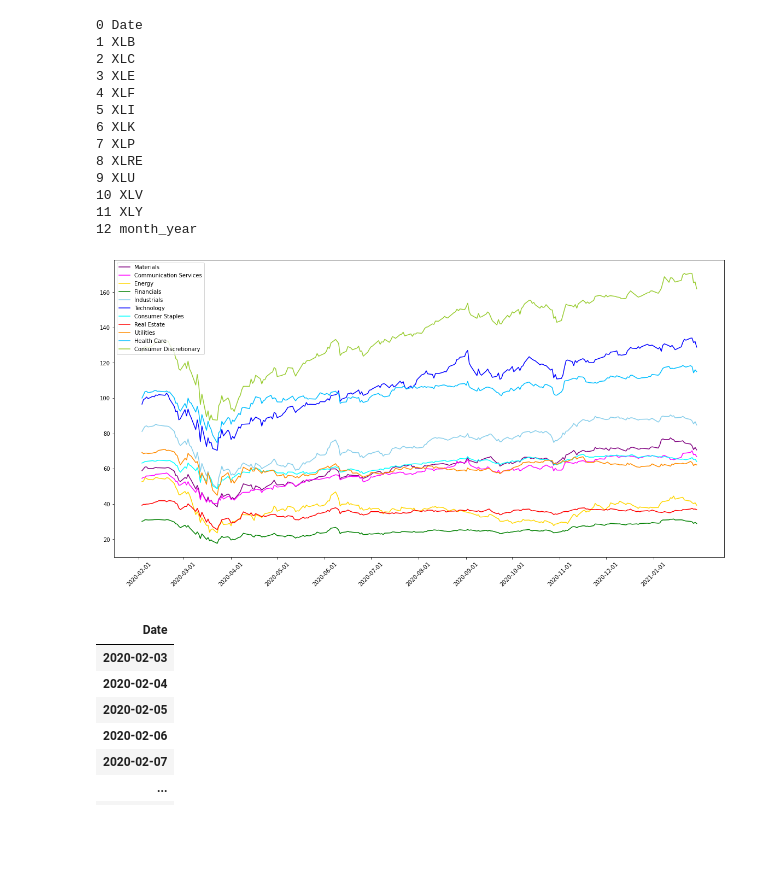
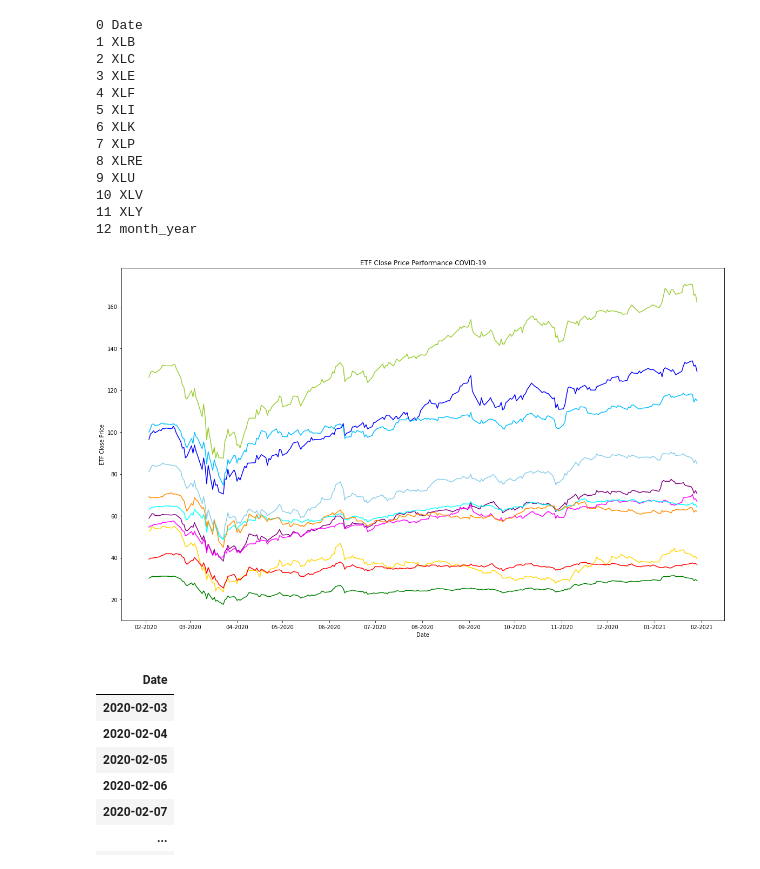
Before and after one commit to Rcidm1994/Project1, a Jupyter notebook: Industry_Performance.ipynb, the cells around one changed output. Cells and saved outputs as stored; diff of their text form; code cells hidden in the pictures; blank space fills up the shorter version.

Commit message:
Final Charts

```diff
--- a/Industry_Performance.ipynb
+++ b/Industry_Performance.ipynb
@@ -177,27 +202,36 @@ for i, v in enumerate(copy_c.columns):
 # %%
 # Create a line plot with the ETFs Close Prices during the whole period
-plt.figure(figsize=(20,10))
+fig,ax = plt.subplots(figsize=(20,12))
+# plt.figure(figsize=(20,10))
 
-plt.plot(copy_c['Date'], copy_c['XLB'], color='purple', label='Materials')
-plt.plot(copy_c['Date'], copy_c['XLC'], color='magenta', label = 'Communication Services')
-plt.plot(copy_c['Date'], copy_c['XLE'], color='gold', label='Energy')
-plt.plot(copy_c['Date'], copy_c['XLF'], color='green', label='Financials')
-plt.plot(copy_c['Date'], copy_c['XLI'], color='skyblue', label='Industrials')
-plt.plot(copy_c['Date'], copy_c['XLK'], color='blue', label='Technology')
-plt.plot(copy_c['Date'], copy_c['XLP'], color='aqua', label='Consumer Staples')
-plt.plot(copy_c['Date'], copy_c['XLRE'], color='red', label='Real Estate')
-plt.plot(copy_c['Date'], copy_c['XLU'], color='darkorange', label='Utilities')
-plt.plot(copy_c['Date'], copy_c['XLV'], color='deepskyblue', label='Health Care')
-plt.plot(copy_c['Date'], copy_c['XLY'], color='yellowgreen', label='Consumer Discretionary')
+ax.plot(copy_c['Date'], copy_c['XLB'], color='purple', label='Materials')
+ax.plot(copy_c['Date'], copy_c['XLC'], color='magenta', label = 'Communication Services')
+ax.plot(copy_c['Date'], copy_c['XLE'], color='gold', label='Energy')
+ax.plot(copy_c['Date'], copy_c['XLF'], color='green', label='Financials')
+ax.plot(copy_c['Date'], copy_c['XLI'], color='skyblue', label='Industrials')
+ax.plot(copy_c['Date'], copy_c['XLK'], color='blue', label='Technology')
+ax.plot(copy_c['Date'], copy_c['XLP'], color='aqua', label='Consumer Staples')
+ax.plot(copy_c['Date'], copy_c['XLRE'], color='red', label='Real Estate')
+ax.plot(copy_c['Date'], copy_c['XLU'], color='darkorange', label='Utilities')
+ax.plot(copy_c['Date'], copy_c['XLV'], color='deepskyblue', label='Health Care')
+ax.plot(copy_c['Date'], copy_c['XLY'], color='yellowgreen', label='Consumer Discretionary')
 
+# Define the date format
+date_form = DateFormatter('%m-%Y')
+ax.xaxis.set_major_formatter(date_form)
 
+# Ensure a major tick for each week using (interval=1)
+ax.xaxis.set_major_locator(mdates.MonthLocator(interval=1))
 
-plt.legend()
-plt.xticks(months_labels, rotation=45)
+#plt.legend()
+# Set title and labels for axes
+ax.set(xlabel="Date",
+       ylabel="ETF Close Price",
+       title="ETF Close Price Performance COVID-19")
 
 plt.show()
 # %% [output]
-[figure, old version]
+[figure, new version]
 # %%
 # The index of our first Dataframe is date which we can use in our next step as our merging value
 test = pd.DataFrame(index= [etf_data.index])
```
Also changed, not shown: parts of 11 cells of this notebook.
